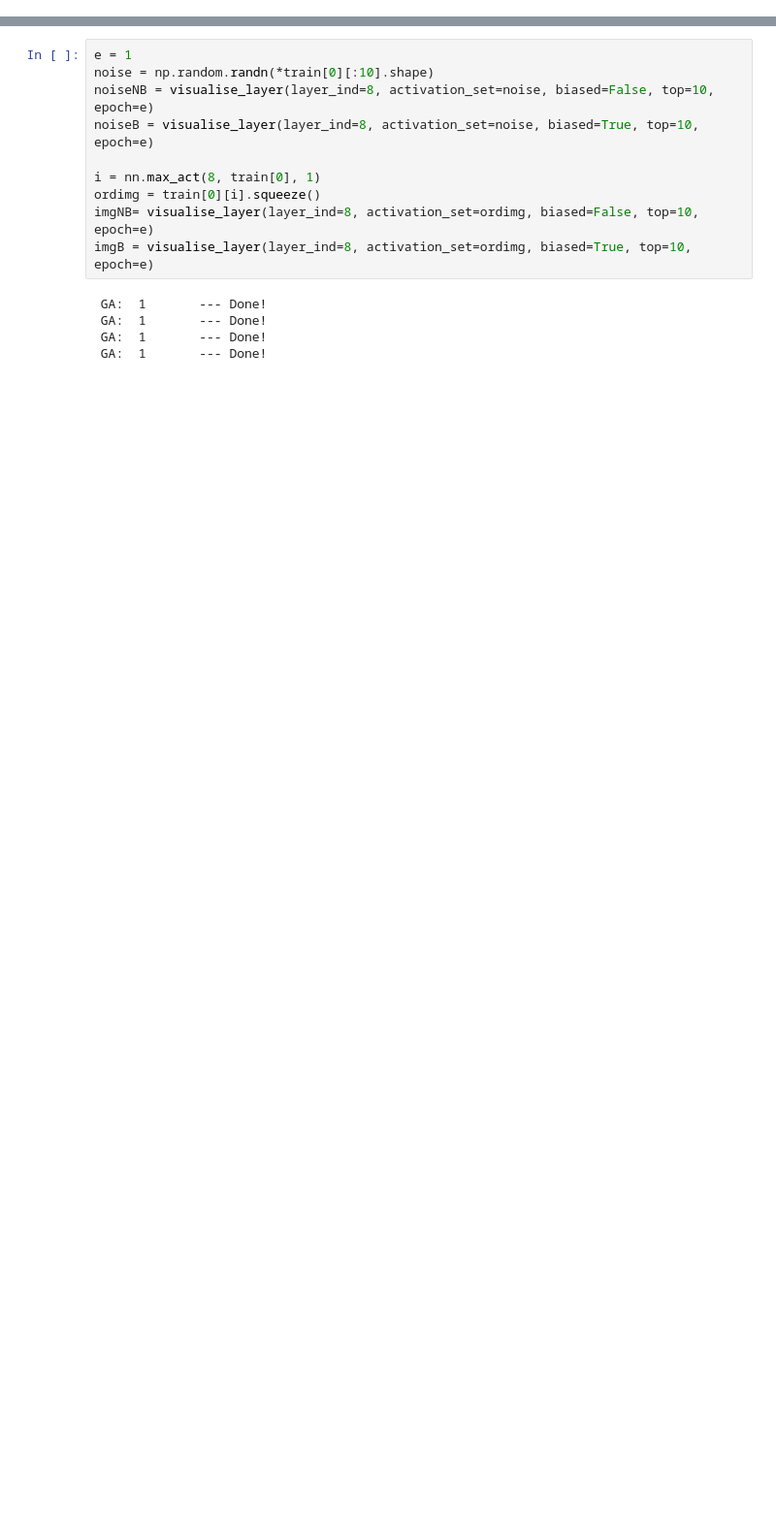
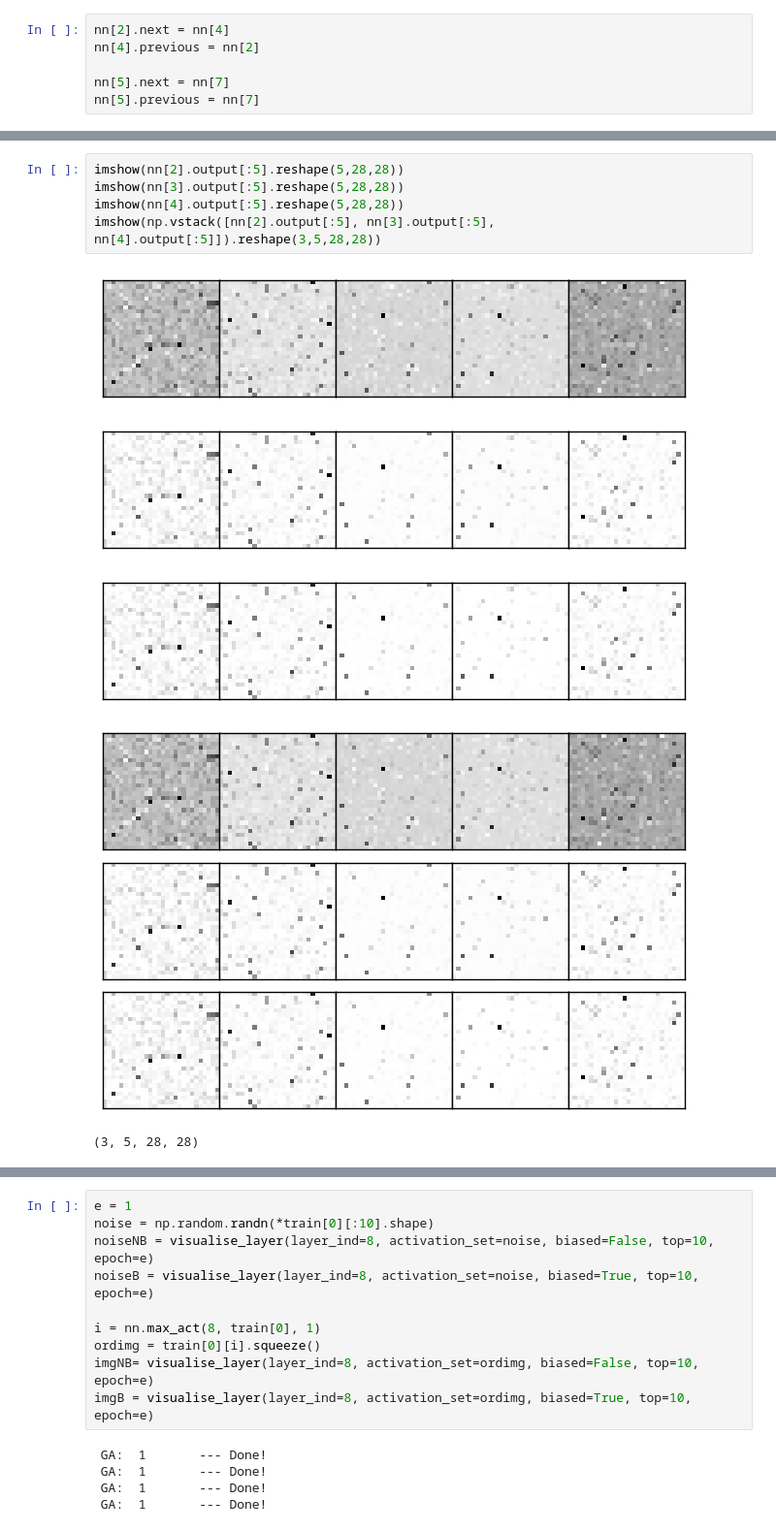
Before and after one commit to botcs/deepscratch, a Jupyter notebook: demo/mnist_test/conv_test_notebook.ipynb, the cells around one changed output, grey strips where cells are left out. Shown at 97% size. Saved outputs shown, nothing was run; the diff lists cells and outputs as text; blank space fills up the shorter version.

```diff
--- a/demo/mnist_test/conv_test_notebook.ipynb
+++ b/demo/mnist_test/conv_test_notebook.ipynb
@@ -116,0 +155,6 @@ imgB = visualise_layer(layer_ind=8, activation_set=ordimg, biased=True, top=10)
+# %%
+nn[2].next = nn[4]
+nn[4].previous = nn[2]
+
+nn[5].next = nn[7]
+nn[5].previous = nn[7]
@@ -116,0 +178,11 @@ imgB = visualise_layer(layer_ind=8, activation_set=ordimg, biased=True, top=10)
+# %%
+imshow(nn[2].output[:5].reshape(5,28,28))
+imshow(nn[3].output[:5].reshape(5,28,28))
+imshow(nn[4].output[:5].reshape(5,28,28))
+imshow(np.vstack([nn[2].output[:5], nn[3].output[:5], nn[4].output[:5]]).reshape(3,5,28,28))
+# %% [output]
+[figure, added]
+[figure, added]
+[figure, added]
+[figure, added]
+(3, 5, 28, 28)
```
Also changed, not shown: parts of 16 cells of this notebook, 2 other files.
